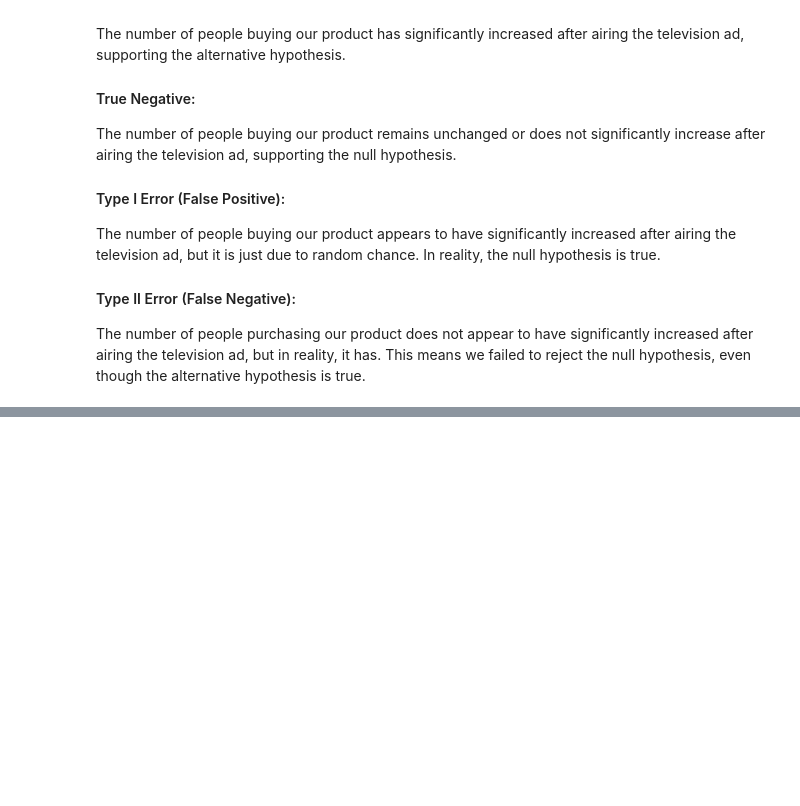
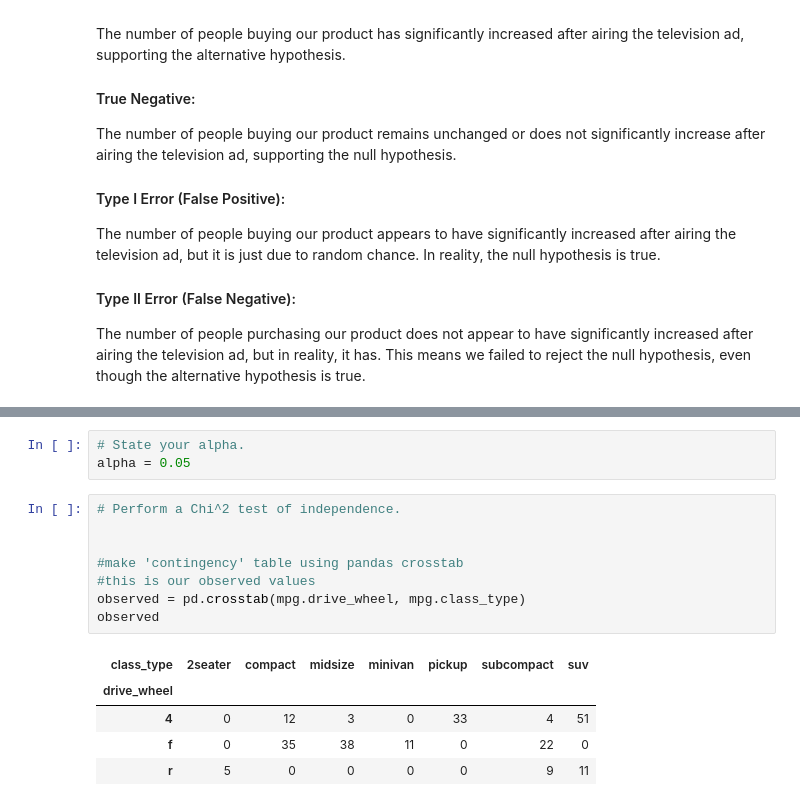
Before and after one commit to Luis-Martinez1/statistics-exercises, a Jupyter notebook: hypothesis_testing.ipynb, the cells around one changed output, grey strips where cells are left out. Saved outputs shown, nothing was run; the diff lists cells and outputs as text; blank space fills up the shorter version.

```diff
--- a/hypothesis_testing.ipynb
+++ b/hypothesis_testing.ipynb
@@ -81,0 +196,17 @@ The number of people purchasing our product does not appear to have significantl
+# %%
+# State your alpha.
+alpha = 0.05
+# %%
+# Perform a Chi^2 test of independence.
+
+
+#make 'contingency' table using pandas crosstab
+#this is our observed values
+observed = pd.crosstab(mpg.drive_wheel, mpg.class_type)
+observed
+# %% [output]
+| class_type | 2seater | compact | midsize | minivan | pickup | subcompact | suv |
+| drive_wheel |  |  |  |  |  |  |  |
+| 4 | 0 | 12 | 3 | 0 | 33 | 4 | 51 |
+| f | 0 | 35 | 38 | 11 | 0 | 22 | 0 |
+| r | 5 | 0 | 0 | 0 | 0 | 9 | 11 |
```
Also changed, not shown: parts of 54 cells of this notebook.
